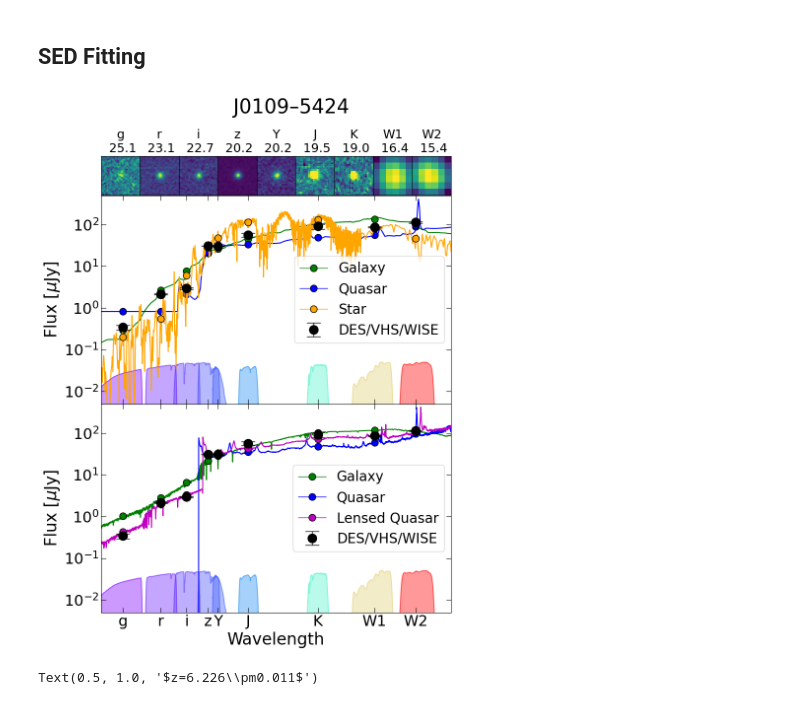
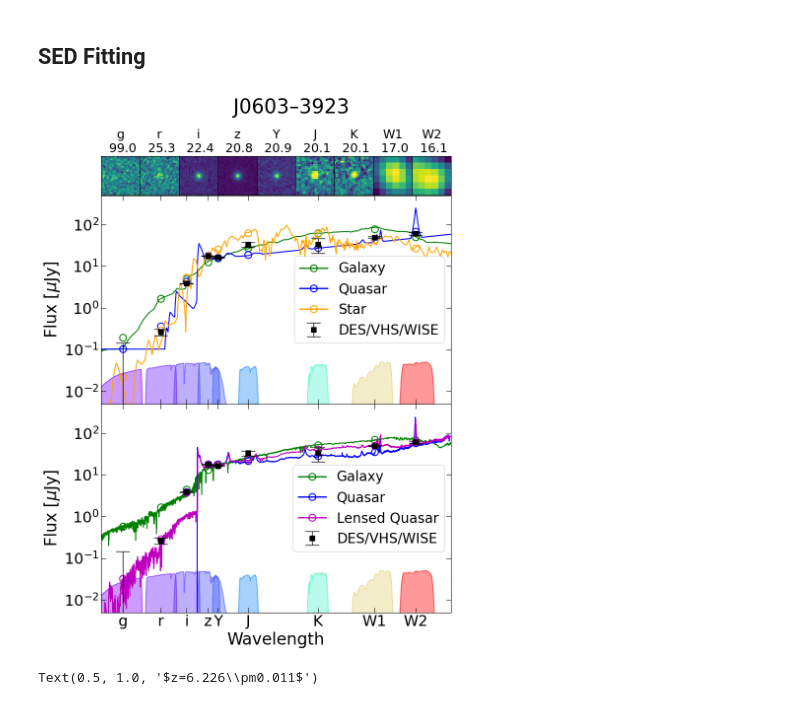
Before and after one commit to xbyrne/glq_mpia, a Jupyter notebook: notebooks/_figures_for_paper.ipynb, the cells around one changed output. Cells and saved outputs as stored; diff of their text form; code cells hidden in the pictures.

```diff
--- a/notebooks/_figures_for_paper.ipynb
+++ b/notebooks/_figures_for_paper.ipynb
@@ -371,7 +371,18 @@ bagpipes_spectra = fl['spectra']
 # Filters
 bands = ['g','r','i','z','Y','J','K','W1','W2']
 filters = []
-for band, filename in zip(bands, os.listdir('../data/sed_fitting/filters')):
+filter_filenames = [
+    'CTIO_DECam.g.dat',
+    'CTIO_DECam.i.dat',
+    'CTIO_DECam.r.dat',
+    'CTIO_DECam.Y.dat',
+    'CTIO_DECam.z.dat',
+    'Paranal_VISTA.J.dat',
+    'Paranal_VISTA.Ks.dat',
+    'WISE_WISE.W1.dat',
+    'WISE_WISE.W2.dat'
+]
+for band, filename in zip(bands, filter_filenames):
     filetext = np.loadtxt(f'../data/sed_fitting/filters/{filename}')
     wavelengths = filetext[:,0]*unit['AA']
     transmission = filetext[:,1]
@@ -407,7 +418,7 @@ band_shade[:,3] = .2
 band_lines = band_hues
 band_lines[:,3] = .4
 # %%
-coi = lhzq_cois[0]
+coi = lhzq_cois[1]
 fg, axs = plt.subplot_mosaic(
     [
         bands,
@@ -448,7 +459,7 @@ for i, (col, lbl) in enumerate(zip(lephare_colours, lephare_labels)):
     )
     ax.plot(
         eff_wavs, bandpasses(wavs_lephare, spectrum),
-        c=col, marker='o', mec='k', lw=0, ms=10,
+        c=col, marker='o', mec=col, mew=1.5, mfc='None', lw=0, ms=10,
         label='_nolegend_'
     )
 
@@ -460,7 +471,7 @@ for i, (col, lbl) in enumerate(zip(bagpipes_colours, bagpipes_labels)):
     )
     ax.plot(
         eff_wavs, bandpasses(wavs_bagpipes, spectrum),
-        c=col, marker='o', mec='k', lw=0, ms=10,
+        c=col, marker='o', mec=col, mew=1.5, mfc='None', lw=0, ms=10,
         label='_nolegend_'
     )
 
@@ -492,37 +503,37 @@ for ax, cols, lbls in zip(
     true_fluxes = ax.errorbar(
         eff_wavs, colour_row[[f'{band}_flux' for band in bands]],
         yerr = colour_row[[f'{band}_fluxerr' for band in bands]],
-        marker='o', mfc='k', mec='k', ms=13, lw=0,
+        marker='s', mfc='k', mec='k', ms=7, lw=0,
         ecolor='k', elinewidth=1, capsize=10,
         label='DES/VHS/WISE'
     )
     # Legend
     legend_elements = [
         lines.Line2D(
-            [0],[0], color=cols[j], lw=1,
-            marker='o', mfc=cols[j], mec='k', ms=10,
+            [0],[0], color=cols[j], lw=2,
+            marker='o', mfc='None', mec=cols[j], ms=10, mew=1.5,
             label=lbls[j]
         ) for j in range(3)
     ]+[true_fluxes]
     ax.legend(handles = legend_elements, loc='center right')
 
     ax.set_xlim([4e3,6e4])
     ax.set_xscale('log')
     ax.set_xticks(eff_wavs, which='major')
     ax.set_xticklabels(bands)
     ax.tick_params(which='minor', length=0)
     ax.set_yscale('log')
     # ax.set_ylim([0,ymax])
     ax.set_ylim([5e-3,5e2])
     ax.set_ylabel(f'Flux [$\mu$Jy]')
     ax.set_xlabel('Wavelength')
 
 fg.suptitle(coord_name_dict[coi], x=.6, y=.96)
 fg.set_rasterized(True)
 fg.tight_layout()
 fg.savefig(f'../figs/{coord_name_dict[coi][:5]}_sed.eps', format='eps')
 # %% [output]
-[figure, old version]
+[figure, new version]
 # %%
 fl = np.load('../sed_fitting/bagpipes/mcmc_results.npz')
 cois = fl['ids']
```
Also changed, not shown: 2 other files.
